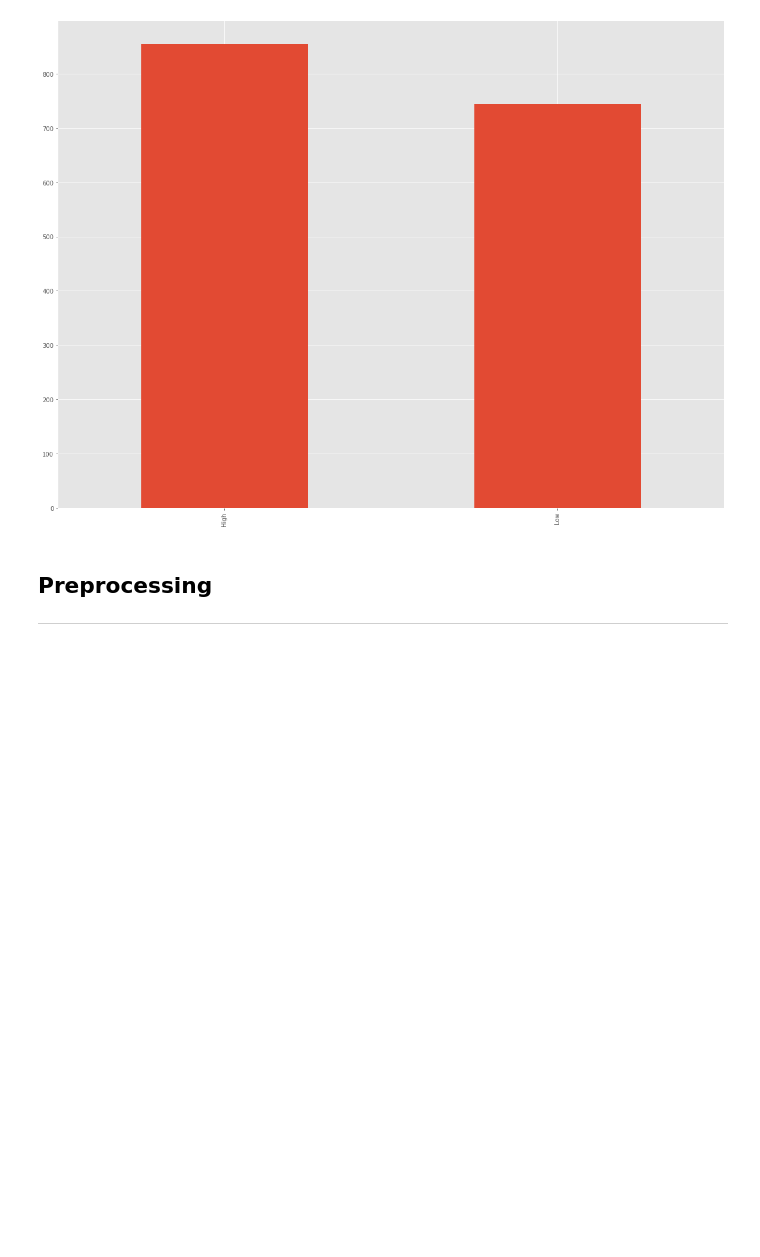
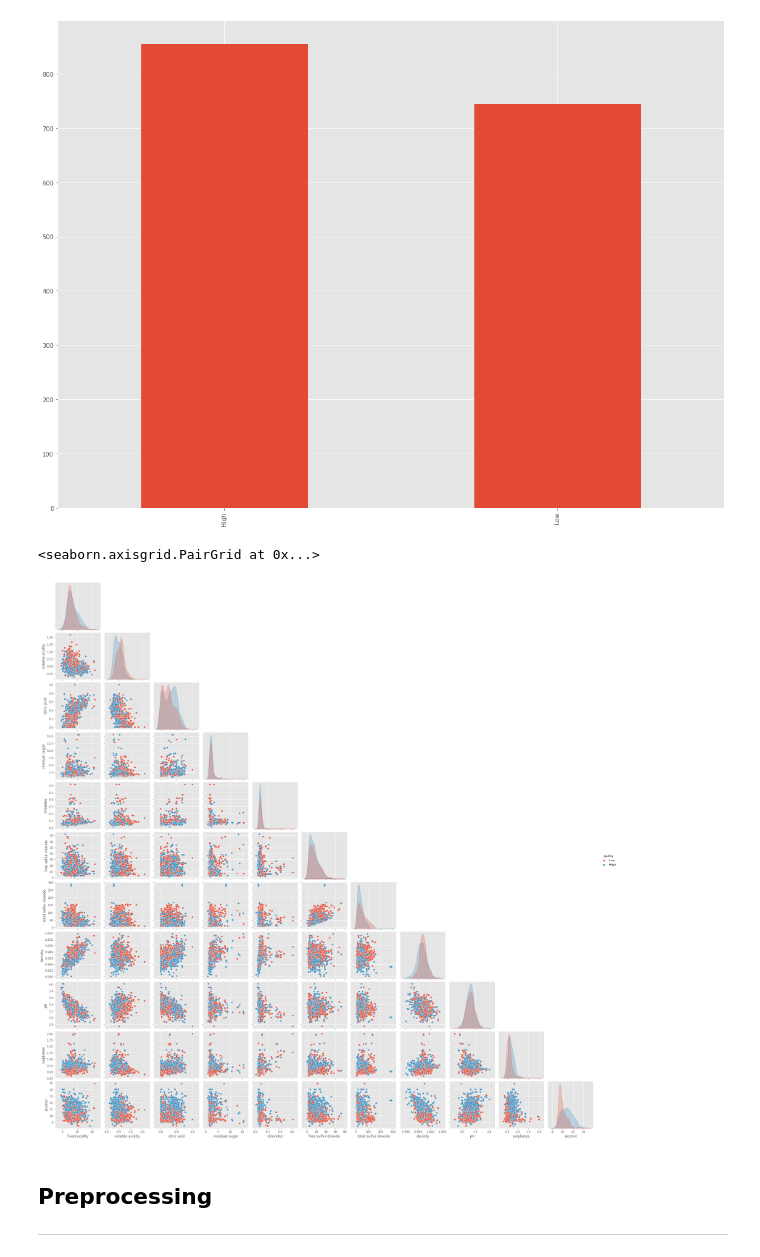
Before and after one commit to Jharopa/emergin-tech-project, a Jupyter notebook: scikit-learn.ipynb, the cells around one changed output. Cells and saved outputs as stored; diff of their text form; code cells hidden in the pictures; blank space fills up the shorter version.

```diff
--- a/scikit-learn.ipynb
+++ b/scikit-learn.ipynb
@@ -157,7 +179,10 @@ wine['quality'].value_counts().plot(kind='bar')
 [figure]
 # %%
 # Displays a pair plot of dataset attributes using quality attribute as hue
-#sns.pairplot(wine, hue='quality', corner=True)
+sns.pairplot(wine, hue='quality', corner=True)
+# %% [output]
+<seaborn.axisgrid.PairGrid at 0x...>
+[figure, added]
 # %% [markdown]
 ## Preprocessing
 ***
```
Also changed, not shown: parts of 8 cells of this notebook.
